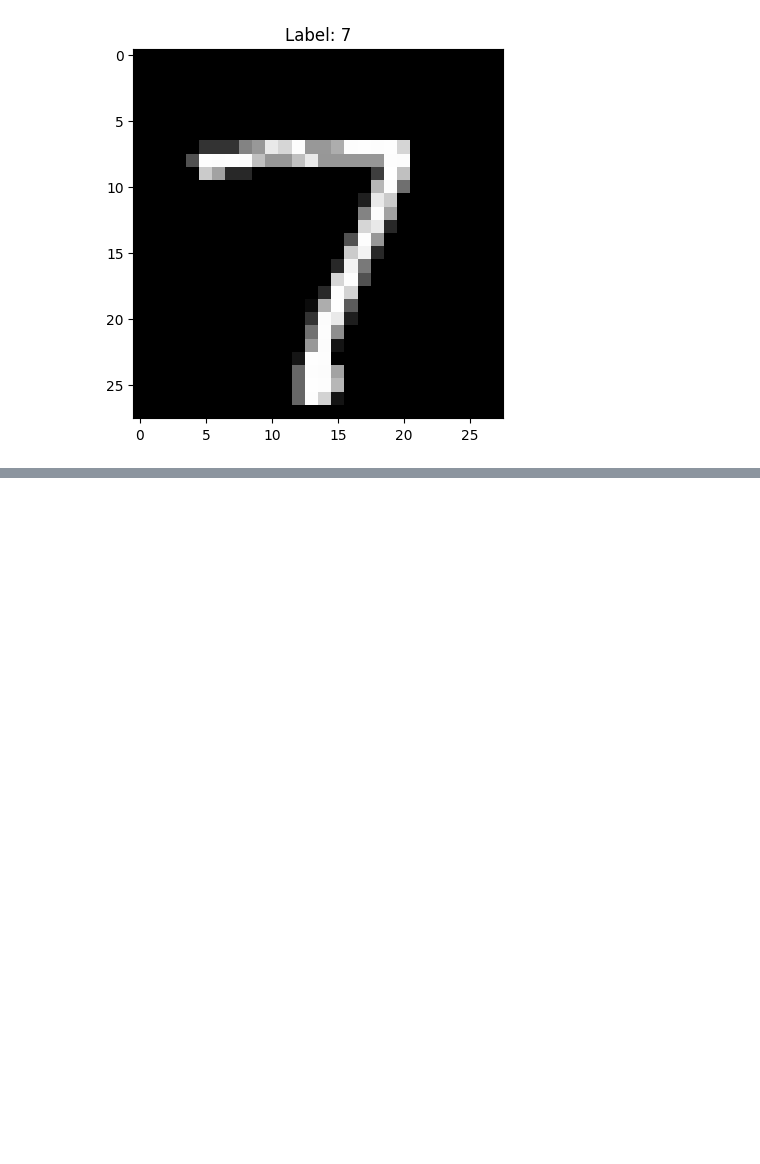
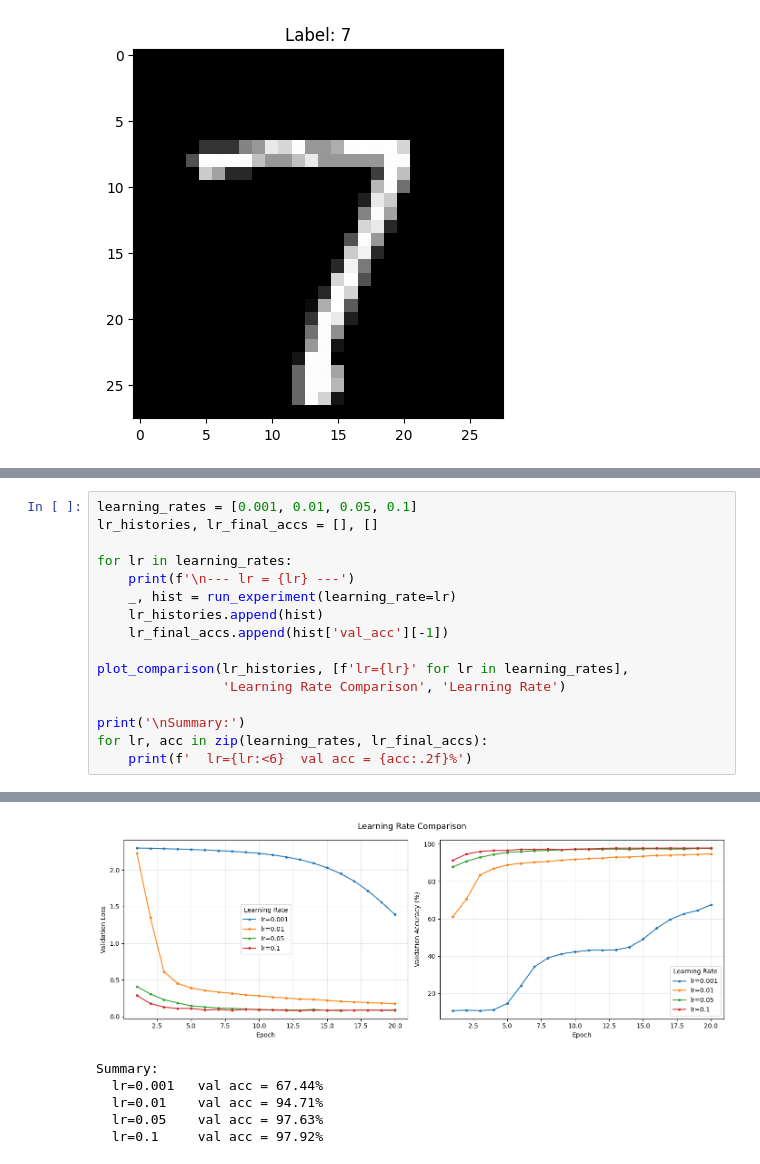
Before and after one commit to MostafaAY43/MNIST-CNN-Neural-Networks, a Jupyter notebook: mnist-cnn-nn.ipynb, the cells around one changed output, grey strips where cells are left out. Cells and saved outputs as stored; diff of their text form; blank space fills up the shorter version.

```diff
--- a/mnist-cnn-nn.ipynb
+++ b/mnist-cnn-nn.ipynb
@@ -133,0 +354,17 @@ plt.show()
+# %%
+learning_rates = [0.001, 0.01, 0.05, 0.1]
+lr_histories, lr_final_accs = [], []
+
+for lr in learning_rates:
+    print(f'\n--- lr = {lr} ---')
+    _, hist = run_experiment(learning_rate=lr)
+    lr_histories.append(hist)
+    lr_final_accs.append(hist['val_acc'][-1])
+
+plot_comparison(lr_histories, [f'lr={lr}' for lr in learning_rates],
+                'Learning Rate Comparison', 'Learning Rate')
+
+print('\nSummary:')
+for lr, acc in zip(learning_rates, lr_final_accs):
+    print(f'  lr={lr:<6}  val acc = {acc:.2f}%')
+# %% [output]
@@ -133,0 +388,6 @@ plt.show()
+[figure, added]
+Summary:
+  lr=0.001   val acc = 67.44%
+  lr=0.01    val acc = 94.71%
+  lr=0.05    val acc = 97.63%
+  lr=0.1     val acc = 97.92%
```
Also changed, not shown: parts of 32 cells of this notebook.
